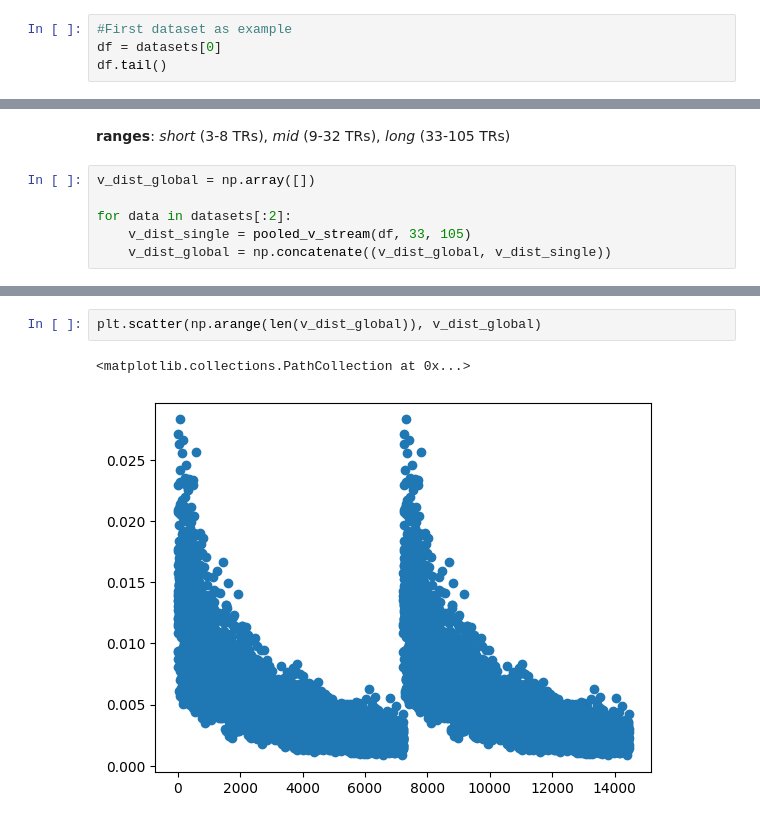
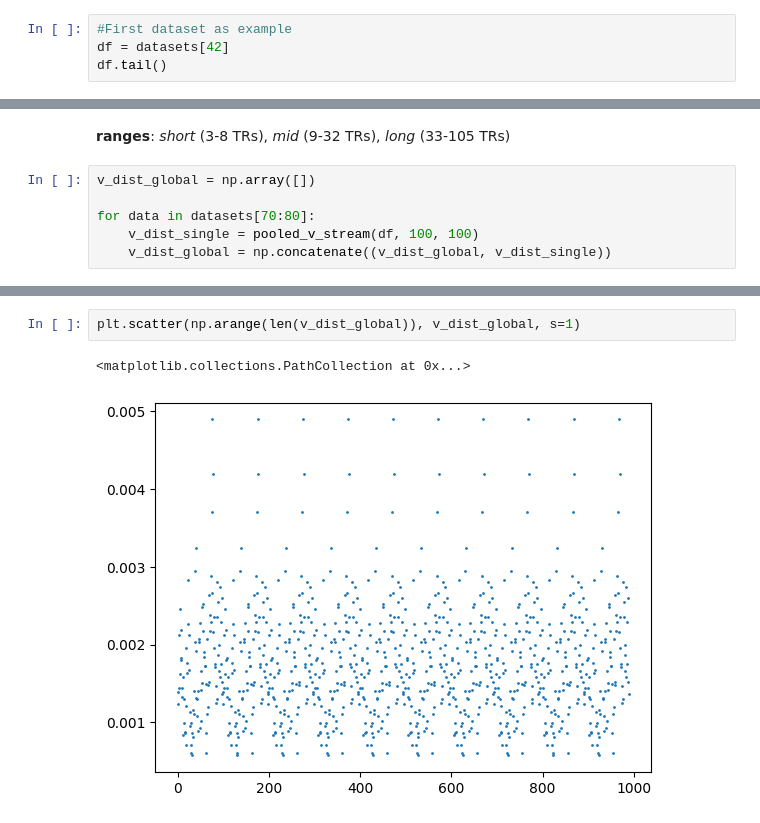
Before and after one commit to paololapo/Dynamic_FC_analysis, a Jupyter notebook: notebook.ipynb, the cells around one changed output, grey strips where cells are left out. Saved outputs shown, nothing was run; the diff lists cells and outputs as text.

```diff
--- a/notebook.ipynb
+++ b/notebook.ipynb
@@ -35,7 +35,7 @@ Uploaded 96 file
 ## Single-dataset analysis
 # %%
 #First dataset as example
-df = datasets[0]
+df = datasets[42]
 df.tail()
 # %% [output]
 |  | 0 | 1 | 2 | 3 | 4 | 5 | 6 | 7 | 8 | 9 | ... | ... |
@@ -95,8 +109,8 @@ for i in np.arange(3, 105):
 # %%
 v_dist_global = np.array([])
 
-for data in datasets[:2]:
-    v_dist_single = pooled_v_stream(df, 33, 105)
+for data in datasets[70:80]:
+    v_dist_single = pooled_v_stream(df, 100, 100)
     v_dist_global = np.concatenate((v_dist_global, v_dist_single))
 # %%
 plt.hist(v_dist_global)
@@ -111,5 +124,5 @@ plt.hist(v_dist_global)
 # %%
-plt.scatter(np.arange(len(v_dist_global)), v_dist_global)
+plt.scatter(np.arange(len(v_dist_global)), v_dist_global, s=1)
 # %% [output]
 <matplotlib.collections.PathCollection at 0x...>
-[figure, old version]
+[figure, new version]
```
Also changed, not shown: parts of 9 cells of this notebook.
